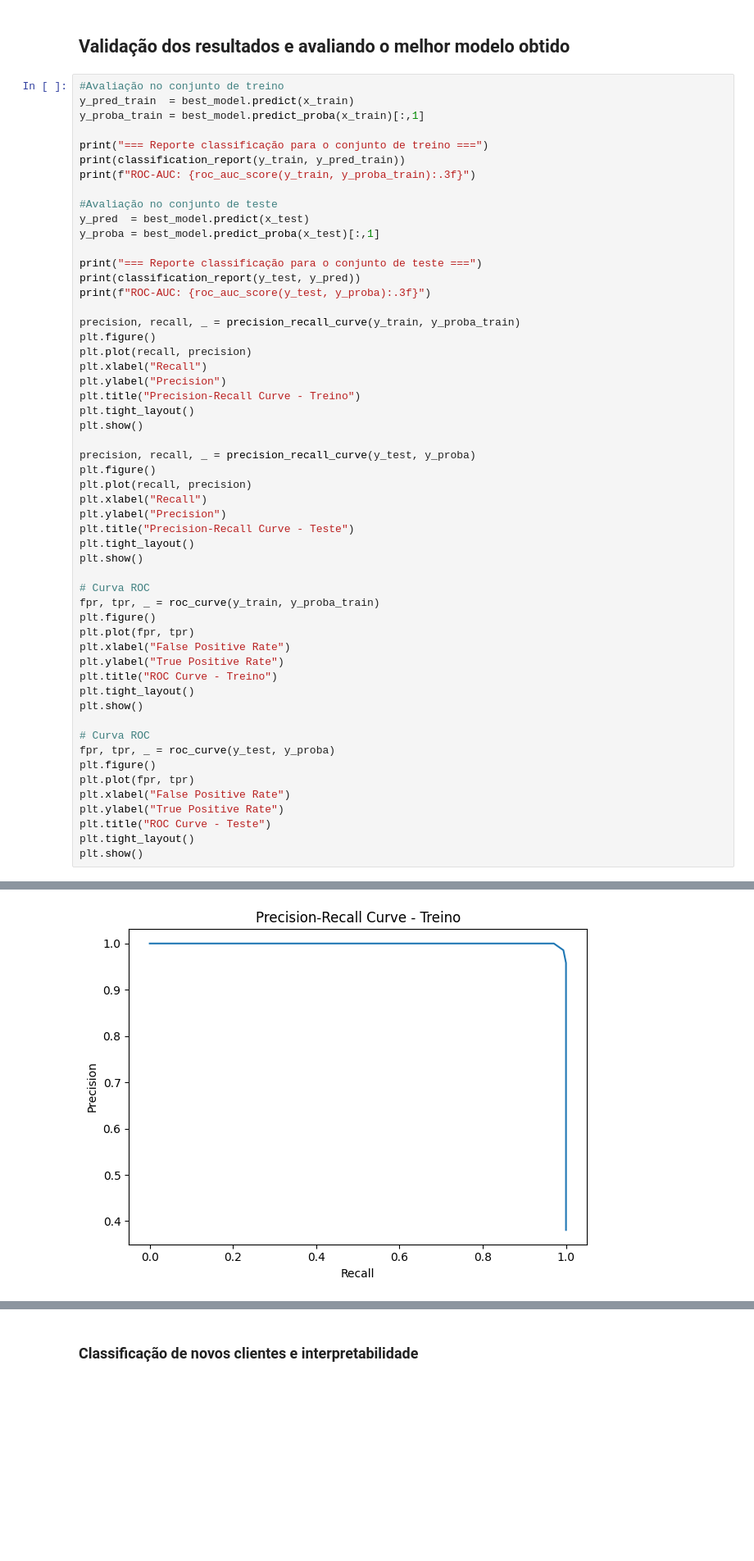
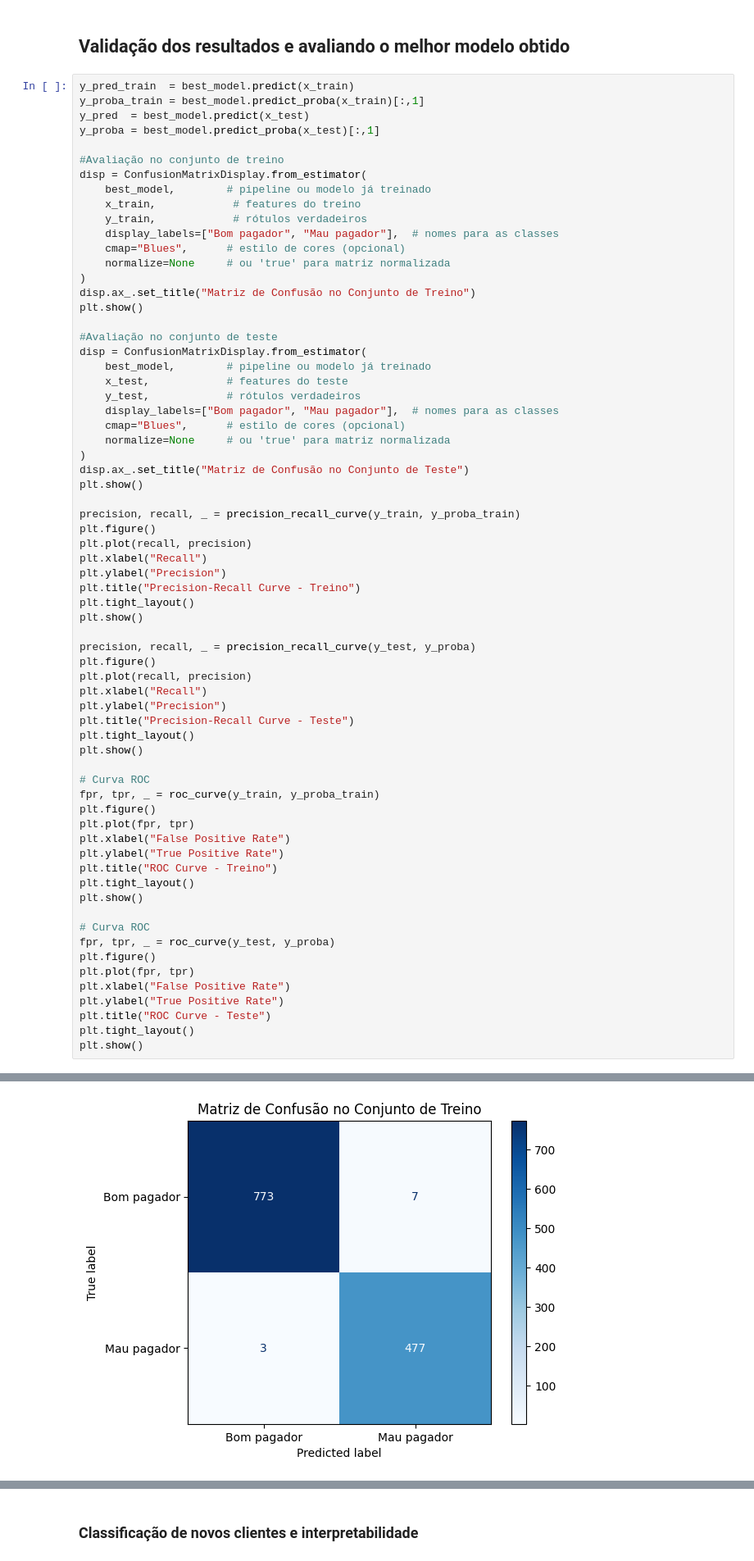
Before and after one commit to Joao-Izzi/Trabalho-Final, a Jupyter notebook: Entregavel_pipe_cred.ipynb, the cells around one changed output, grey strips where cells are left out. Shown: that part at 82% size. Saved outputs shown, nothing was run; the diff lists cells and outputs as text; blank space fills up the shorter version.

Commit message:
Codigo Entregável - Análise + Pipeline

```diff
--- a/Entregavel_pipe_cred.ipynb
+++ b/Entregavel_pipe_cred.ipynb
@@ -220,21 +221,34 @@ Melhor ROC-AUC no CV: 0.987
 # %% [markdown]
 ## Validação dos resultados e avaliando o melhor modelo obtido
 # %%
-#Avaliação no conjunto de treino
 y_pred_train  = best_model.predict(x_train)
 y_proba_train = best_model.predict_proba(x_train)[:,1]
-
-print("=== Reporte classificação para o conjunto de treino ===")
-print(classification_report(y_train, y_pred_train))
-print(f"ROC-AUC: {roc_auc_score(y_train, y_proba_train):.3f}")
-
-#Avaliação no conjunto de teste
 y_pred  = best_model.predict(x_test)
 y_proba = best_model.predict_proba(x_test)[:,1]
 
-print("=== Reporte classificação para o conjunto de teste ===")
-print(classification_report(y_test, y_pred))
-print(f"ROC-AUC: {roc_auc_score(y_test, y_proba):.3f}")
+#Avaliação no conjunto de treino
+disp = ConfusionMatrixDisplay.from_estimator(
+    best_model,        # pipeline ou modelo já treinado
+    x_train,            # features do treino
+    y_train,            # rótulos verdadeiros
+    display_labels=["Bom pagador", "Mau pagador"],  # nomes para as classes
+    cmap="Blues",      # estilo de cores (opcional)
+    normalize=None     # ou 'true' para matriz normalizada
+)
+disp.ax_.set_title("Matriz de Confusão no Conjunto de Treino")
+plt.show()
+
+#Avaliação no conjunto de teste
+disp = ConfusionMatrixDisplay.from_estimator(
+    best_model,        # pipeline ou modelo já treinado
+    x_test,            # features do teste
+    y_test,            # rótulos verdadeiros
+    display_labels=["Bom pagador", "Mau pagador"],  # nomes para as classes
+    cmap="Blues",      # estilo de cores (opcional)
+    normalize=None     # ou 'true' para matriz normalizada
+)
+disp.ax_.set_title("Matriz de Confusão no Conjunto de Teste")
+plt.show()
 
 precision, recall, _ = precision_recall_curve(y_train, y_proba_train)
 plt.figure()
@@ -294 +291 @@ ROC-AUC: 0.994
-[figure, old version]
+[figure, new version]
```
Also changed, not shown: parts of 2 cells of this notebook.
